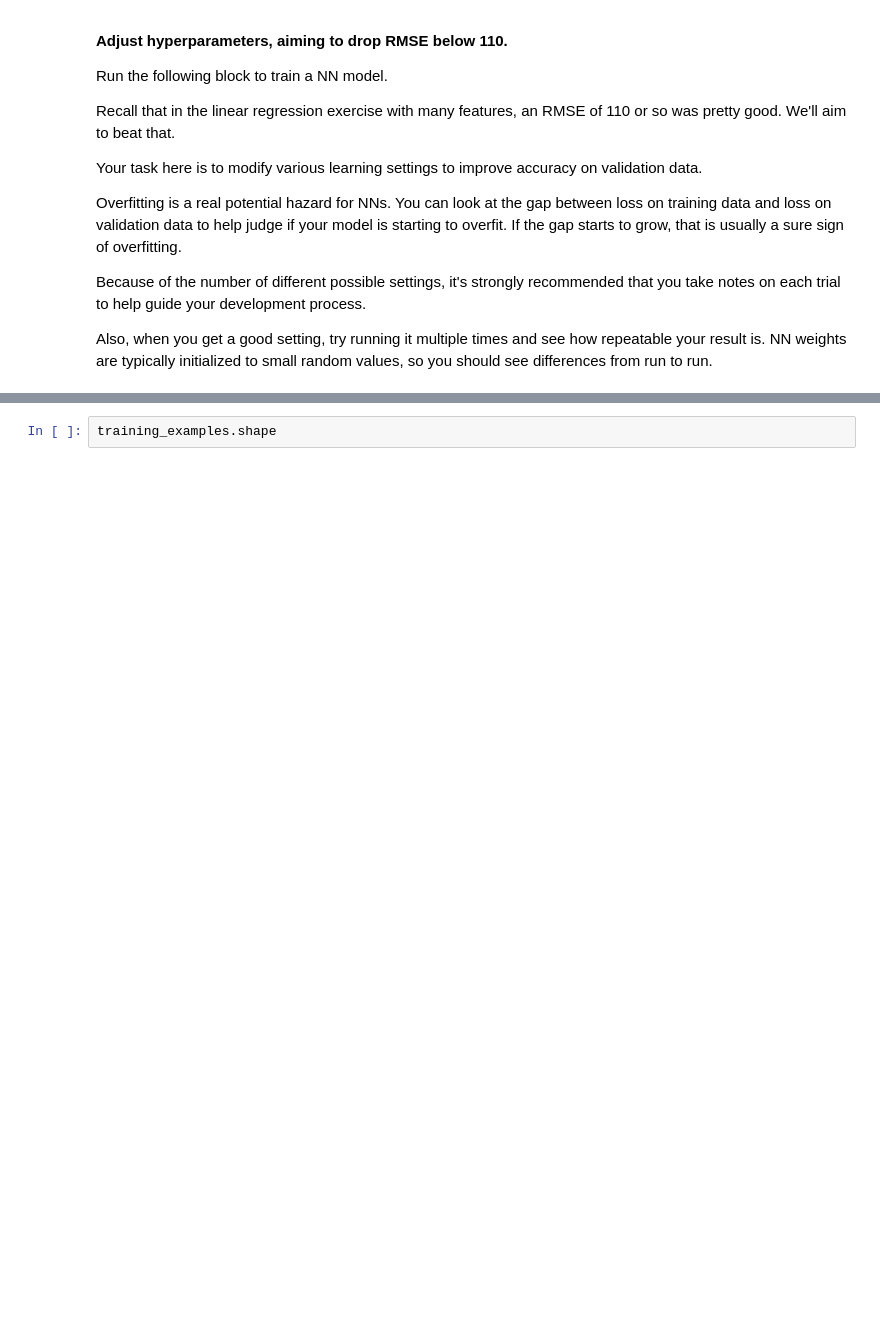
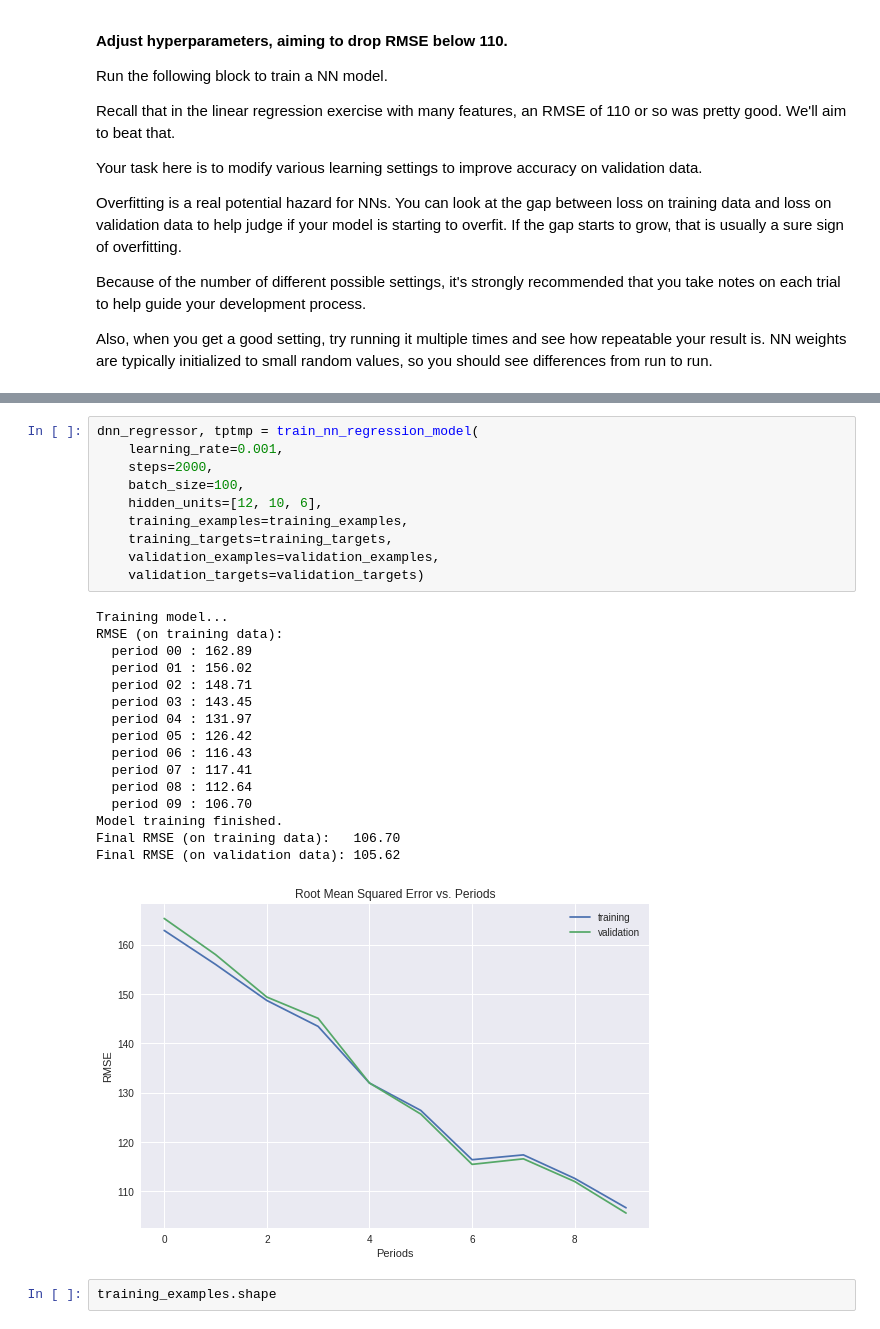
Before and after one commit to tenvol/tsf00, a Jupyter notebook: intro_to_neural_nets.ipynb, the cells around one changed output, grey strips where cells are left out. Drawn from its saved outputs; the diff is of its cells as text; blank space fills up the shorter version.

```diff
--- a/intro_to_neural_nets.ipynb
+++ b/intro_to_neural_nets.ipynb
@@ -532,3 +532,30 @@ Final RMSE (on validation data): 101.88
+# %%
+dnn_regressor, tptmp = train_nn_regression_model(
+    learning_rate=0.001,
+    steps=2000,
+    batch_size=100,
+    hidden_units=[12, 10, 6],
+    training_examples=training_examples,
+    training_targets=training_targets,
+    validation_examples=validation_examples,
+    validation_targets=validation_targets)
+# %% [output]
+Training model...
+RMSE (on training data):
+  period 00 : 162.89
+  period 01 : 156.02
+  period 02 : 148.71
+  period 03 : 143.45
+  period 04 : 131.97
+  period 05 : 126.42
+  period 06 : 116.43
+  period 07 : 117.41
+  period 08 : 112.64
+  period 09 : 106.70
+Model training finished.
+Final RMSE (on training data):   106.70
+Final RMSE (on validation data): 105.62
+[figure, added]
 # %%
 training_examples.shape
 # %% [output]
```
Also changed, not shown: parts of 21 cells of this notebook.
